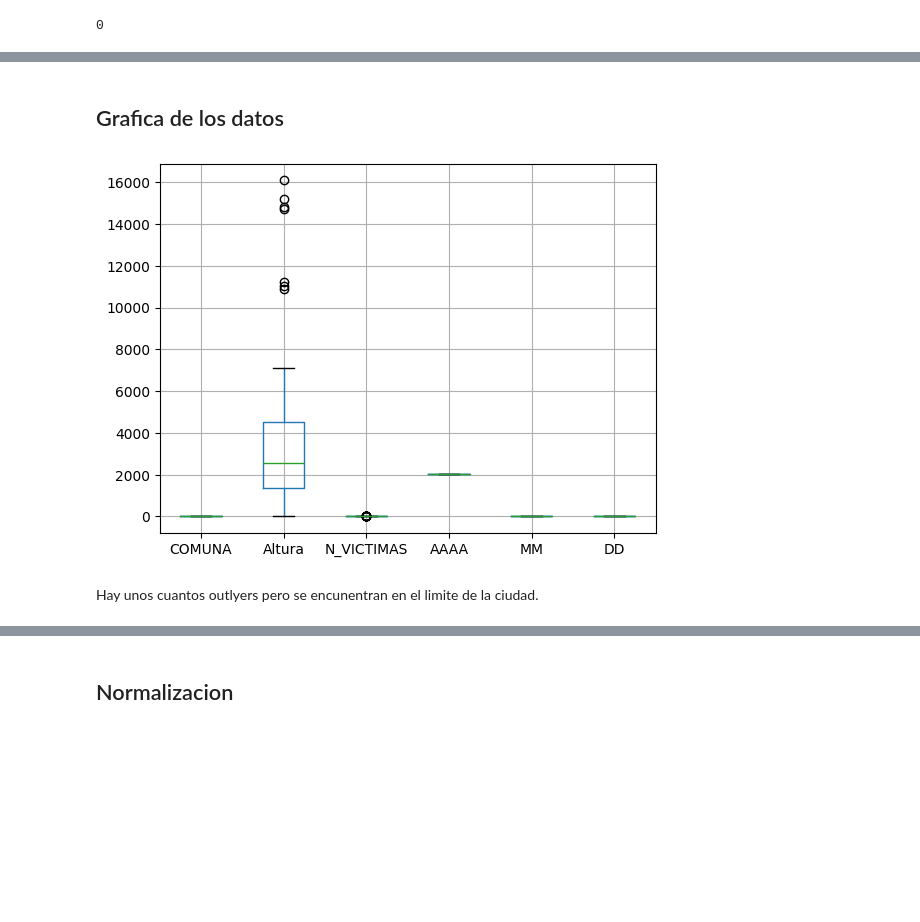
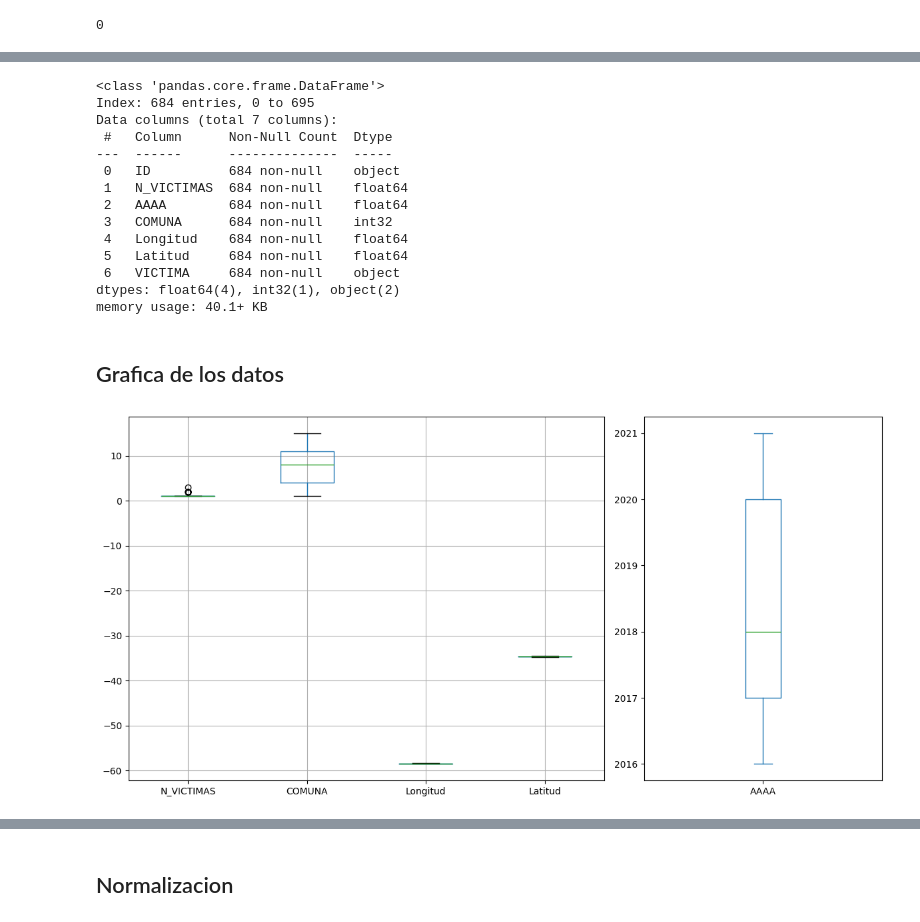
Before and after one commit to Remolino777/Baires_Accidents, a Jupyter notebook: EDA/EDA_hechos.ipynb, the cells around one changed output, grey strips where cells are left out. Saved outputs shown, nothing was run; the diff lists cells and outputs as text; code cells hidden in the pictures; blank space fills up the shorter version.

```diff
--- a/EDA/EDA_hechos.ipynb
+++ b/EDA/EDA_hechos.ipynb
@@ -231,0 +317,2 @@ df2['N_VICTIMAS'].isna().sum()
+# %%
+df2['Latitud'] = pd.to_numeric(df2['Latitud'], errors='coerce')
@@ -232,2 +339,21 @@ df2['N_VICTIMAS'].isna().sum()
+# %%
+# Hay 10 siniestros que no tienen cordenadas. por tal motivos se eliminaran del df
+df3 = df3.dropna()
+df3.info()
+# %% [output]
+<class 'pandas.core.frame.DataFrame'>
+Index: 684 entries, 0 to 695
+Data columns (total 7 columns):
+ #   Column      Non-Null Count  Dtype
+---  ------      --------------  -----
+ 0   ID          684 non-null    object
+ 1   N_VICTIMAS  684 non-null    float64
+ 2   AAAA        684 non-null    float64
+ 3   COMUNA      684 non-null    int32
+ 4   Longitud    684 non-null    float64
+ 5   Latitud     684 non-null    float64
+ 6   VICTIMA     684 non-null    object
+dtypes: float64(4), int32(1), object(2)
+memory usage: 40.1+ KB
 # %% [markdown]
 ## Grafica de los datos
@@ -236,7 +360,10 @@ df2 = df1[['COMUNA','Altura','N_VICTIMAS','AAAA','MM','DD']]
-# %%
-df2.boxplot()
-plt.show()
-# %% [output]
-[figure, removed]
-# %% [markdown]
-Hay unos cuantos outlyers pero se encunentran en el limite de la ciudad.
+# %%
+fig, axs = plt.subplots(1,2, figsize=(12,6), gridspec_kw={'width_ratios':[2,1]})
+
+df3[df3.columns[df3.columns != 'AAAA']].boxplot(ax=axs[0])
+df3['AAAA'].plot(kind='box', ax=axs[1])
+
+plt.tight_layout()
+plt.show()
+# %% [output]
+[figure, added]
```
Also changed, not shown: parts of 30 cells of this notebook, 1 other file.
